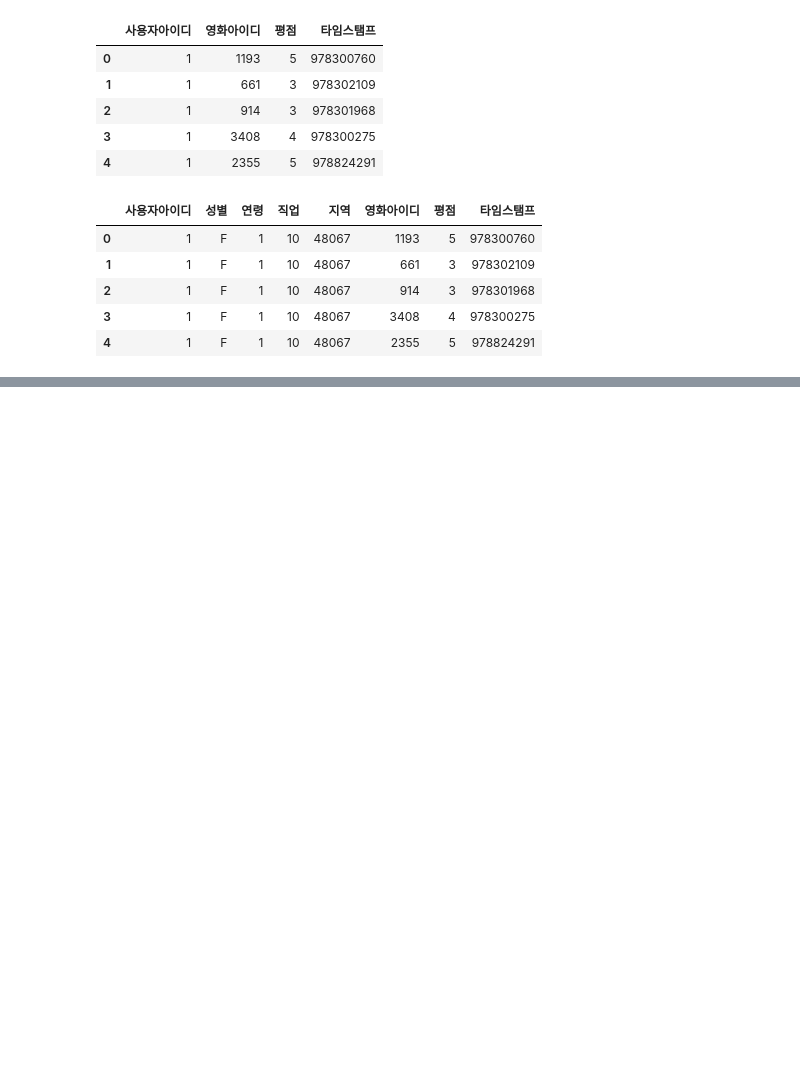
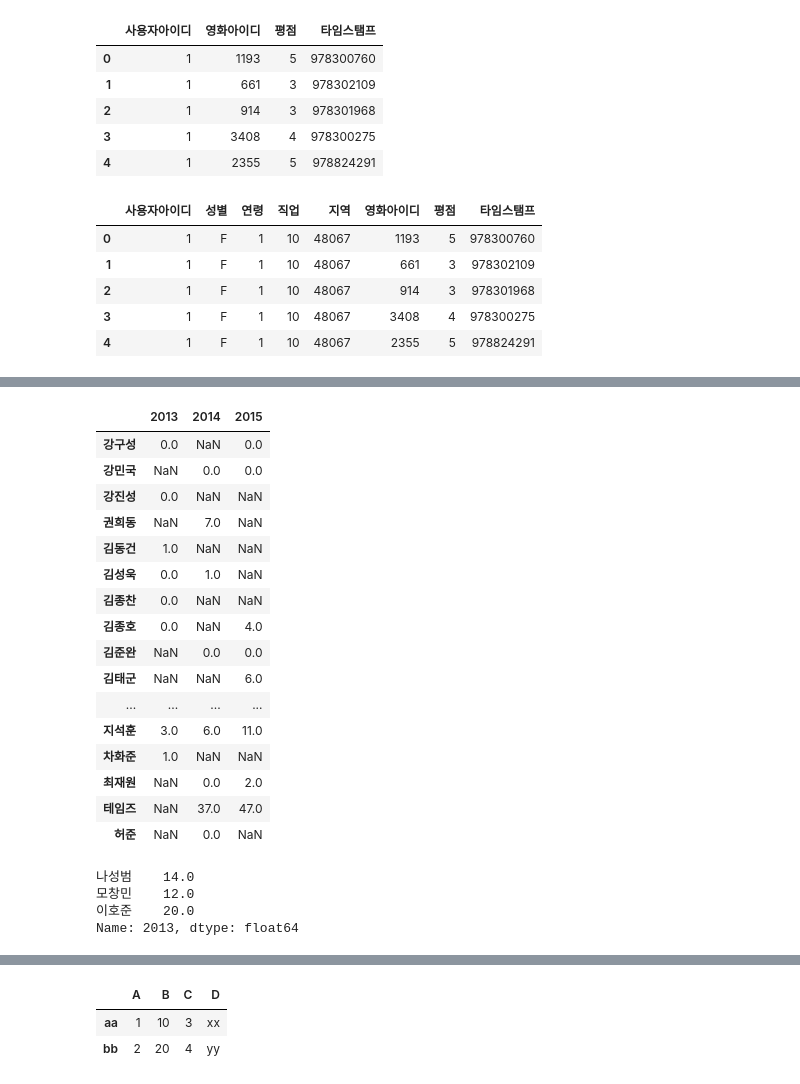
Before and after one commit to mojunsang26/bigdataYonsei, a Jupyter notebook: visualizationStudy/배포용_기초 4. 데이터 가공 1 - 데이터 합치기 (merge, concat).ipynb, the cells around one changed output, grey strips where cells are left out. Drawn from its saved outputs; the diff is of its cells as text; code cells hidden in the pictures; blank space fills up the shorter version.

```diff
--- a/visualizationStudy/배포용_기초 4. 데이터 가공 1 - 데이터 합치기 (merge, concat).ipynb
+++ b/visualizationStudy/배포용_기초 4. 데이터 가공 1 - 데이터 합치기 (merge, concat).ipynb
@@ -165,3 +251,31 @@ df2 = DataFrame([[3,'cc'],[4,'dd']],
+# %%
+homerun
+# %% [output]
+|  | 2013 | 2014 | 2015 |
+| 강구성 | 0.0 | NaN | 0.0 |
+| 강민국 | NaN | 0.0 | 0.0 |
+| 강진성 | 0.0 | NaN | NaN |
+| 권희동 | NaN | 7.0 | NaN |
+| 김동건 | 1.0 | NaN | NaN |
+| 김성욱 | 0.0 | 1.0 | NaN |
+| 김종찬 | 0.0 | NaN | NaN |
+| 김종호 | 0.0 | NaN | 4.0 |
+| 김준완 | NaN | 0.0 | 0.0 |
+| 김태군 | NaN | NaN | 6.0 |
+| ... | ... | ... | ... |
+| 지석훈 | 3.0 | 6.0 | 11.0 |
+| 차화준 | 1.0 | NaN | NaN |
+| 최재원 | NaN | 0.0 | 2.0 |
+| 테임즈 | NaN | 37.0 | 47.0 |
+| 허준 | NaN | 0.0 | NaN |
+# %%
+myhomerun = homerun[2013]
+myhomerun[myhomerun>=10]
+# %% [output]
+나성범    14.0
+모창민    12.0
+이호준    20.0
+Name: 2013, dtype: float64
 # %% [markdown]
 ## 4-3. concat(axis = 1)
 <img src="img/concat1예제.jpg" alt="csv파일예제" style="width: 800px;"/>
@@ -173,3 +287,8 @@ df2 = DataFrame([[3,'xx'],[4,'yy']],
                            columns = list('CD'), index = ['aa','bb'])
 # %%
 # concat with axis = 1 수행
+pd.concat([df1,df2],axis=1)
+# %% [output]
+|  | A | B | C | D |
+| aa | 1 | 10 | 3 | xx |
+| bb | 2 | 20 | 4 | yy |
```
Also changed, not shown: parts of 18 cells of this notebook, 6 other files.
